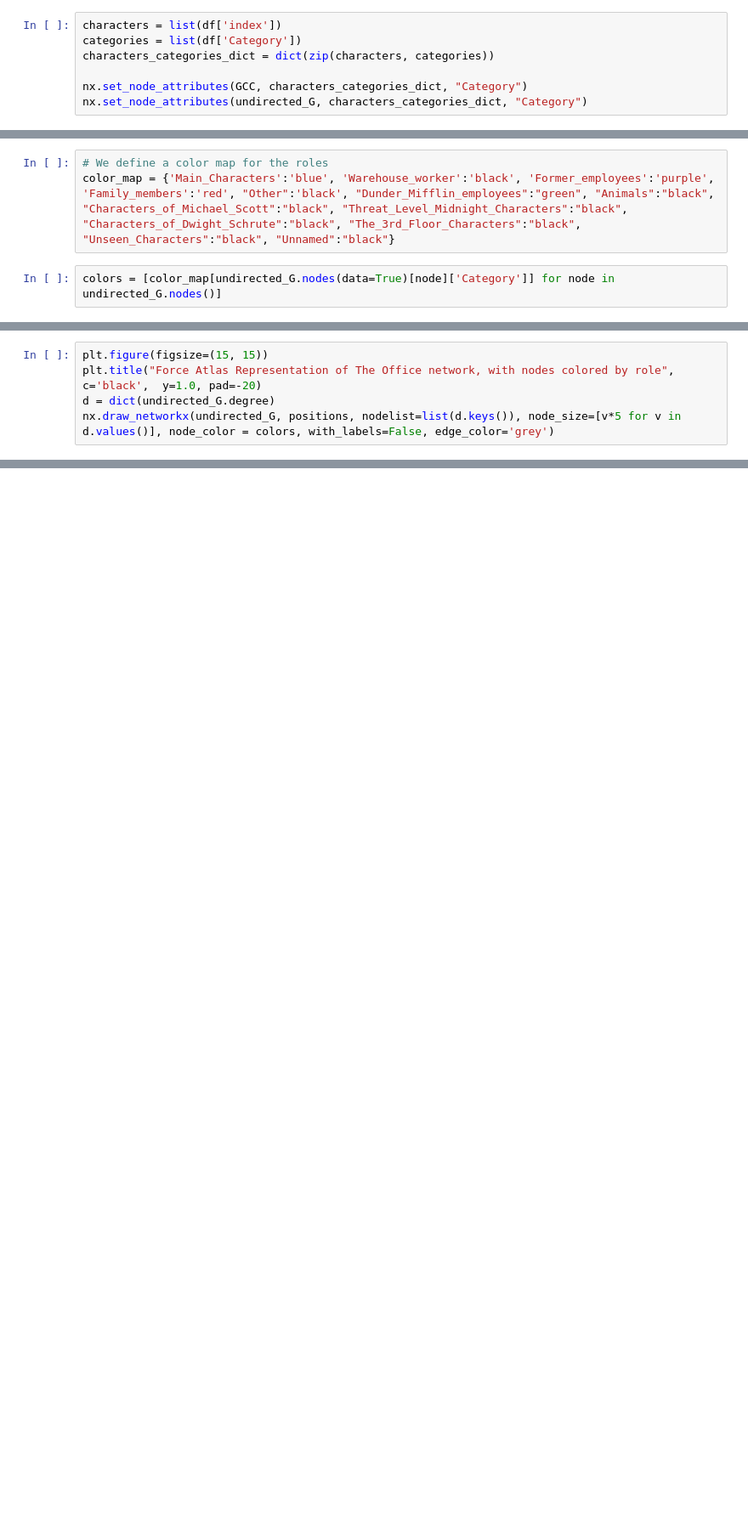
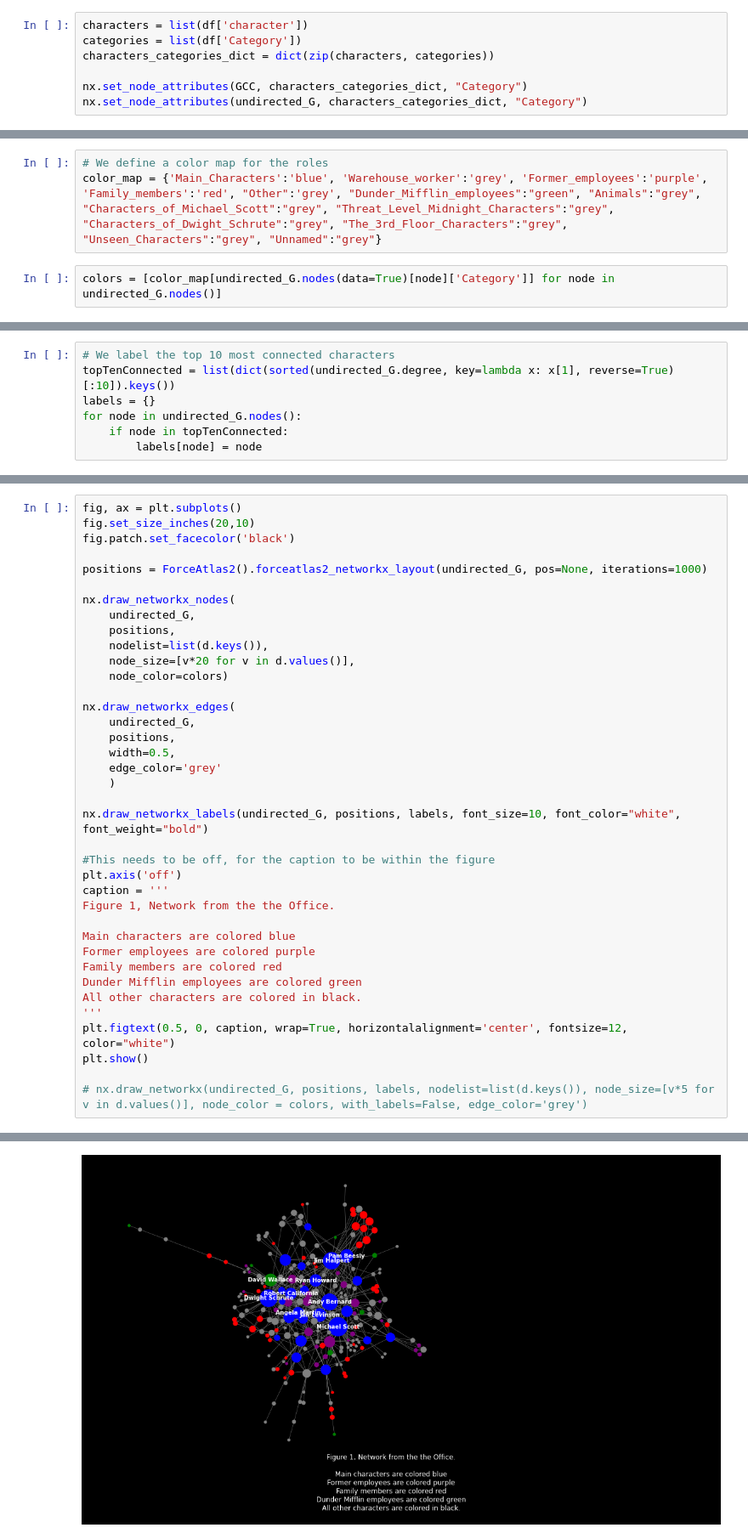
Before and after one commit to nklingen/SocialGraphsProject, a Jupyter notebook: Network_analysis.ipynb, the cells around one changed output, grey strips where cells are left out. Shown at 85% size. Drawn from its saved outputs; the diff is of its cells as text; blank space fills up the shorter version.

```diff
--- a/Network_analysis.ipynb
+++ b/Network_analysis.ipynb
@@ -84,7 +98,7 @@ undirected_G.remove_edges_from(nx.selfloop_edges(undirected_G))
 
 undirected_G.remove_node("Mentioned characters")
 # %%
-characters = list(df['index'])
+characters = list(df['character'])
 categories = list(df['Category'])
 characters_categories_dict = dict(zip(characters, categories))
 
@@ -96,6 +110,6 @@ print([(x,y) for x,y in GCC.nodes(data=True)][:5])
 [('Andy Bernard', {'Category': 'Main_Characters'}), ('Erin Hannon', {'Category': 'Main_Characters'}), ('Angela Martin', {'Category': 'Main_Characters'}), ('Unnamed Cousin', {'Category': 'Other'}), ('W ...
 # %%
 # We define a color map for the roles
-color_map = {'Main_Characters':'blue', 'Warehouse_worker':'black', 'Former_employees':'purple', 'Family_members':'red', "Other":'black', "Dunder_Mifflin_employees":"green", "Animals":"black", "Characters_of_Michael_Scott":"black", "Threat_Level_Midnight_Characters":"black", "Characters_of_Dwight_Schrute":"black", "The_3rd_Floor_Characters":"black", "Unseen_Characters":"black", "Unnamed":"black"}
+color_map = {'Main_Characters':'blue', 'Warehouse_worker':'grey', 'Former_employees':'purple', 'Family_members':'red', "Other":'grey', "Dunder_Mifflin_employees":"green", "Animals":"grey", "Characters_of_Michael_Scott":"grey", "Threat_Level_Midnight_Characters":"grey", "Characters_of_Dwight_Schrute":"grey", "The_3rd_Floor_Characters":"grey", "Unseen_Characters":"grey", "Unnamed":"grey"}
 # %%
 colors = [color_map[undirected_G.nodes(data=True)[node]['Category']] for node in undirected_G.nodes()]
@@ -127,5 +116,7 @@ positions = forceatlas2.forceatlas2_networkx_layout(undirected_G, pos=None, iter
-# %%
-plt.figure(figsize=(15, 15))
-plt.title("Force Atlas Representation of The Office network, with nodes colored by role", c='black',  y=1.0, pad=-20)
-d = dict(undirected_G.degree)
-nx.draw_networkx(undirected_G, positions, nodelist=list(d.keys()), node_size=[v*5 for v in d.values()], node_color = colors, with_labels=False, edge_color='grey')
+# %%
+# We label the top 10 most connected characters
+topTenConnected = list(dict(sorted(undirected_G.degree, key=lambda x: x[1], reverse=True)[:10]).keys())
+labels = {}
+for node in undirected_G.nodes():
+    if node in topTenConnected:
+        labels[node] = node
@@ -131,0 +127,39 @@ nx.draw_networkx(undirected_G, positions, nodelist=list(d.keys()), node_size=[v*
+# %%
+fig, ax = plt.subplots()
+fig.set_size_inches(20,10)
+fig.patch.set_facecolor('black')
+
+positions = ForceAtlas2().forceatlas2_networkx_layout(undirected_G, pos=None, iterations=1000)
+
+nx.draw_networkx_nodes(
+    undirected_G,
+    positions,
+    nodelist=list(d.keys()),
+    node_size=[v*20 for v in d.values()],
+    node_color=colors)
+
+nx.draw_networkx_edges(
+    undirected_G,
+    positions,
+    width=0.5,
+    edge_color='grey'
+    )
+
+nx.draw_networkx_labels(undirected_G, positions, labels, font_size=10, font_color="white", font_weight="bold")
+
+#This needs to be off, for the caption to be within the figure
+plt.axis('off')
+caption = '''
+Figure 1, Network from the the Office.
+
+Main characters are colored blue
+Former employees are colored purple
+Family members are colored red
+Dunder Mifflin employees are colored green
+All other characters are colored in black.
+'''
+plt.figtext(0.5, 0, caption, wrap=True, horizontalalignment='center', fontsize=12, color="white")
+plt.show()
+
+# nx.draw_networkx(undirected_G, positions, labels, nodelist=list(d.keys()), node_size=[v*5 for v in d.values()], node_color = colors, with_labels=False, edge_color='grey')
+# %% [output]
@@ -131,0 +171 @@ nx.draw_networkx(undirected_G, positions, nodelist=list(d.keys()), node_size=[v*
+[figure, added]
```
Also changed, not shown: parts of 10 cells of this notebook.
